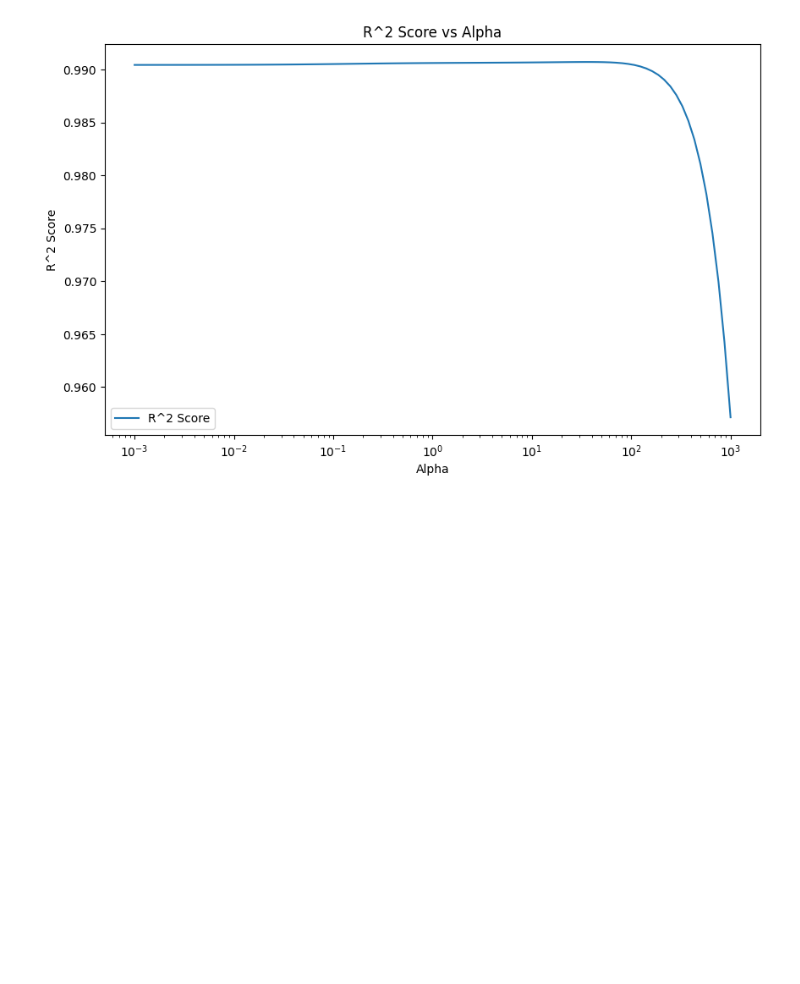
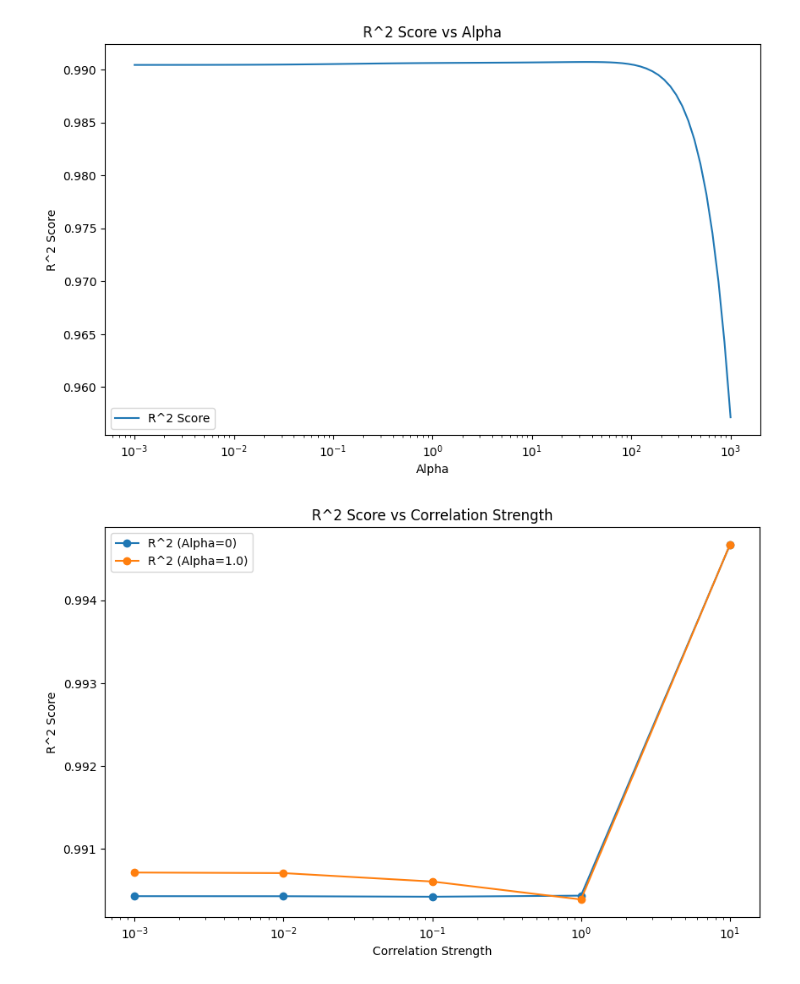
Before and after one commit to junya737/multicollinearity-test, a Jupyter notebook: main.ipynb, the cells around one changed output. Drawn from its saved outputs; the diff is of its cells as text; code cells hidden in the pictures; blank space fills up the shorter version.

Commit message:
Corelation vs results

```diff
--- a/main.ipynb
+++ b/main.ipynb
@@ -102,3 +102,97 @@ plt.show()
 # %% [output]
 [figure]
 [figure]
+# %%
+import numpy as np
+import pandas as pd
+from sklearn.linear_model import Ridge
+from sklearn.metrics import mean_squared_error, r2_score
+from sklearn.model_selection import train_test_split
+import matplotlib.pyplot as plt
+
+# 多重共線性の強さを変える実験
+correlation_strengths =[0.001, 0.01, 0.1, 1, 10]
+n_samples = 200  # サンプル数
+results = []
+
+for strength in correlation_strengths:
+    np.random.seed(42)
+    # 説明変数の生成
+    X1 = np.random.rand(n_samples) * 10
+    X2 = 2 * X1 + np.random.normal(0, strength, n_samples)
+    X3 = np.random.rand(n_samples) * 10
+    y = 3 * X1 + 2 * X2 - X3 + np.random.normal(0, 2, n_samples)  # 目的変数
+
+    # データ分割
+    data = pd.DataFrame({"X1": X1, "X2": X2, "X3": X3, "y": y})
+    train_data, test_data = train_test_split(data, test_size=0.5, random_state=42)
+
+    X_train = train_data[["X1", "X2", "X3"]]
+    y_train = train_data["y"]
+    X_test = test_data[["X1", "X2", "X3"]]
+    y_test = test_data["y"]
+
+    # 重回帰分析 (Ridge alpha=0)
+    model = Ridge(alpha=0)
+    model.fit(X_train, y_train)
+    y_pred = model.predict(X_test)
+
+    results.append({
+        "Correlation Strength": strength,
+        "Alpha": 0,
+        "Coefficients": model.coef_,
+        "Intercept": model.intercept_,
+        "R2": r2_score(y_test, y_pred),
+        "RMSE": np.sqrt(mean_squared_error(y_test, y_pred))
+    })
+
+    # リッジ回帰 (alpha=1.0)
+    model_ridge = Ridge(alpha=1.0)
+    model_ridge.fit(X_train, y_train)
+    y_pred_ridge = model_ridge.predict(X_test)
+
+    results.append({
+        "Correlation Strength": strength,
+        "Alpha": 1.0,
+        "Coefficients": model_ridge.coef_,
+        "Intercept": model_ridge.intercept_,
+        "R2": r2_score(y_test, y_pred_ridge),
+        "RMSE": np.sqrt(mean_squared_error(y_test, y_pred_ridge))
+    })
+results_df = pd.DataFrame(results)
+
+# R^2スコアのプロット
+plt.figure(figsize=(10, 6))
+for alpha in [0, 1.0]:  # alpha=0が重回帰、alpha=1がリッジ回帰
+    subset = results_df[results_df["Alpha"] == alpha]
+    plt.plot(
+        subset["Correlation Strength"],
+        subset["R2"],
+        label=f"R^2 (Alpha={alpha})",
+        marker="o",
+    )
+plt.xscale("log")
+plt.xlabel("Correlation Strength")
+plt.ylabel("R^2 Score")
+plt.title("R^2 Score vs Correlation Strength")
+plt.legend()
+plt.show()
+
+# RMSEのプロット
+plt.figure(figsize=(10, 6))
+for alpha in [0, 1.0]:  # alpha=0が重回帰、alpha=1がリッジ回帰
+    subset = results_df[results_df["Alpha"] == alpha]
+    plt.plot(
+        subset["Correlation Strength"],
+        subset["RMSE"],
+        label=f"RMSE (Alpha={alpha})",
+        marker="x",
+    )
+plt.xscale("log")
+plt.xlabel("Correlation Strength")
+plt.ylabel("RMSE")
+plt.title("RMSE vs Correlation Strength")
+plt.legend()
+plt.show()
+# %% [output]
+[figure, added]
```
Also changed, not shown: parts of 1 cell of this notebook.
